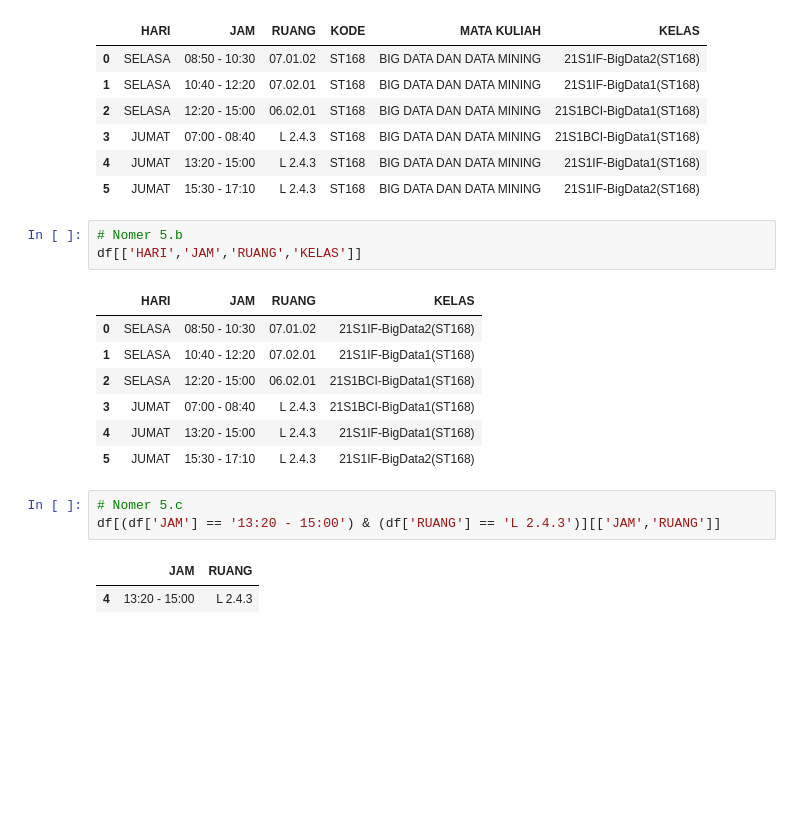
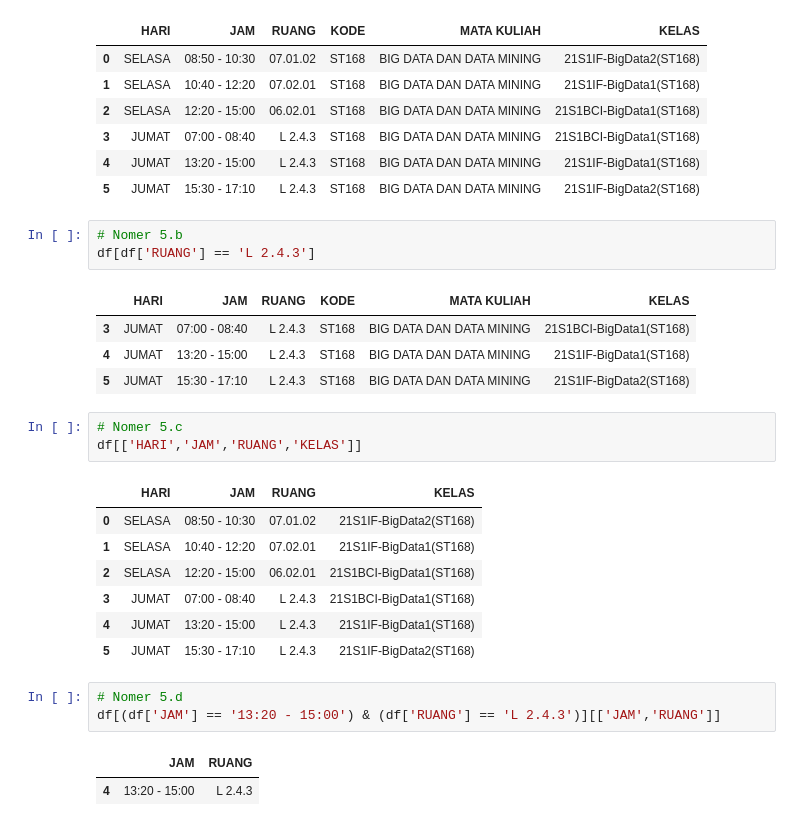
Before and after one commit to HaikalRFadhilahh/BDDM-Tugas, a Jupyter notebook: Tugas 2/E2-Lab-3910.ipynb, the cells around one changed output. Drawn from its saved outputs; the diff is of its cells as text; blank space fills up the shorter version.

Commit message:
Fix Nomer 4

```diff
--- a/Tugas 2/E2-Lab-3910.ipynb
+++ b/Tugas 2/E2-Lab-3910.ipynb
@@ -130,8 +130,16 @@ df
 | 3 | JUMAT | 07:00 - 08:40 | L 2.4.3 | ST168 | BIG DATA DAN DATA MINING | 21S1BCI-BigData1(ST168) |
 | 4 | JUMAT | 13:20 - 15:00 | L 2.4.3 | ST168 | BIG DATA DAN DATA MINING | 21S1IF-BigData1(ST168) |
 | 5 | JUMAT | 15:30 - 17:10 | L 2.4.3 | ST168 | BIG DATA DAN DATA MINING | 21S1IF-BigData2(ST168) |
+# %%
+# Nomer 5.b
+df[df['RUANG'] == 'L 2.4.3']
+# %% [output]
+|  | HARI | JAM | RUANG | KODE | MATA KULIAH | KELAS |
+| 3 | JUMAT | 07:00 - 08:40 | L 2.4.3 | ST168 | BIG DATA DAN DATA MINING | 21S1BCI-BigData1(ST168) |
+| 4 | JUMAT | 13:20 - 15:00 | L 2.4.3 | ST168 | BIG DATA DAN DATA MINING | 21S1IF-BigData1(ST168) |
+| 5 | JUMAT | 15:30 - 17:10 | L 2.4.3 | ST168 | BIG DATA DAN DATA MINING | 21S1IF-BigData2(ST168) |
 # %%
-# Nomer 5.b
+# Nomer 5.c
 df[['HARI','JAM','RUANG','KELAS']]
 # %% [output]
 |  | HARI | JAM | RUANG | KELAS |
@@ -142,7 +150,7 @@ df[['HARI','JAM','RUANG','KELAS']]
 | 4 | JUMAT | 13:20 - 15:00 | L 2.4.3 | 21S1IF-BigData1(ST168) |
 | 5 | JUMAT | 15:30 - 17:10 | L 2.4.3 | 21S1IF-BigData2(ST168) |
 # %%
-# Nomer 5.c
+# Nomer 5.d
 df[(df['JAM'] == '13:20 - 15:00') & (df['RUANG'] == 'L 2.4.3')][['JAM','RUANG']]
 # %% [output]
 |  | JAM | RUANG |
```
